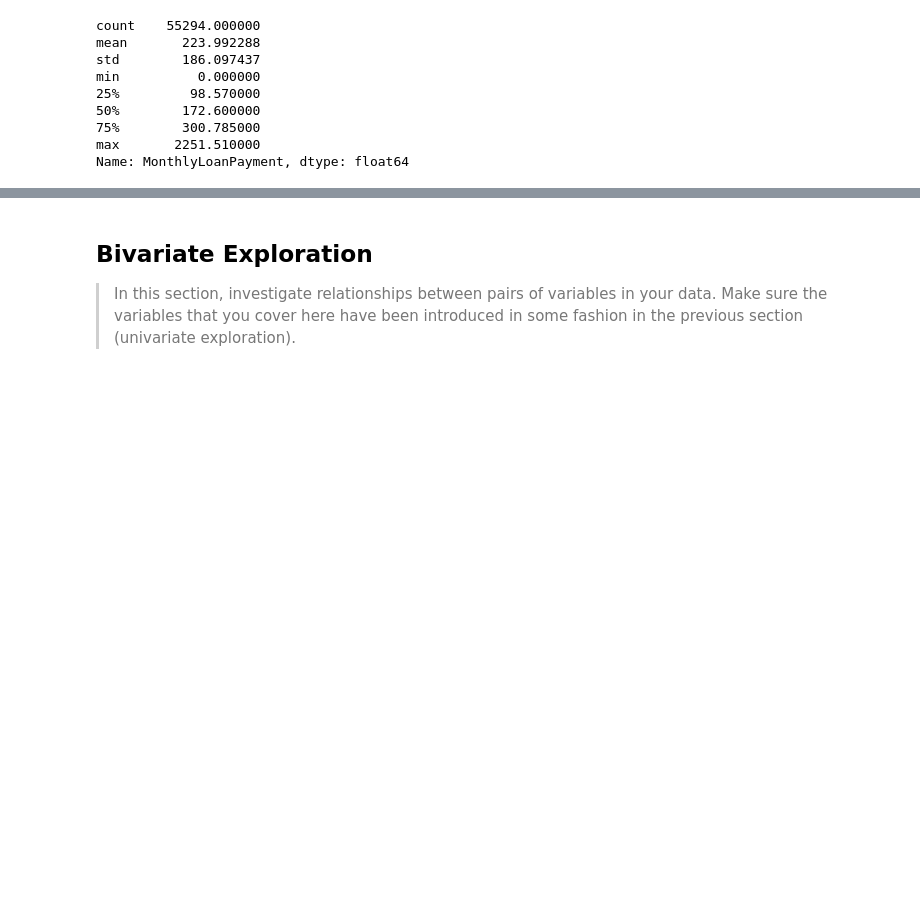
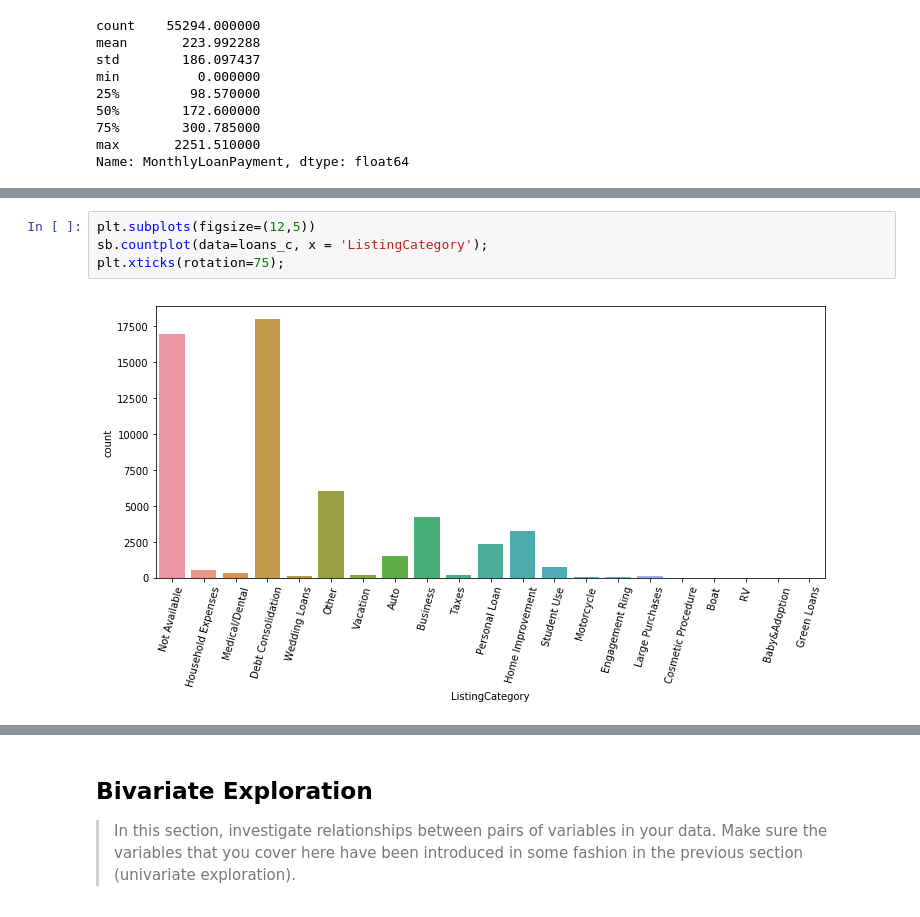
Before and after one commit to cavamal/trying_for_pretty, a Jupyter notebook: exploration_template.ipynb, the cells around one changed output, grey strips where cells are left out. Drawn from its saved outputs; the diff is of its cells as text; blank space fills up the shorter version.

```diff
--- a/exploration_template.ipynb
+++ b/exploration_template.ipynb
@@ -352,0 +373,6 @@ you plan on investigating next.
+# %%
+plt.subplots(figsize=(12,5))
+sb.countplot(data=loans_c, x = 'ListingCategory');
+plt.xticks(rotation=75);
+# %% [output]
+[figure, added]
```
Also changed, not shown: parts of 41 cells of this notebook.
